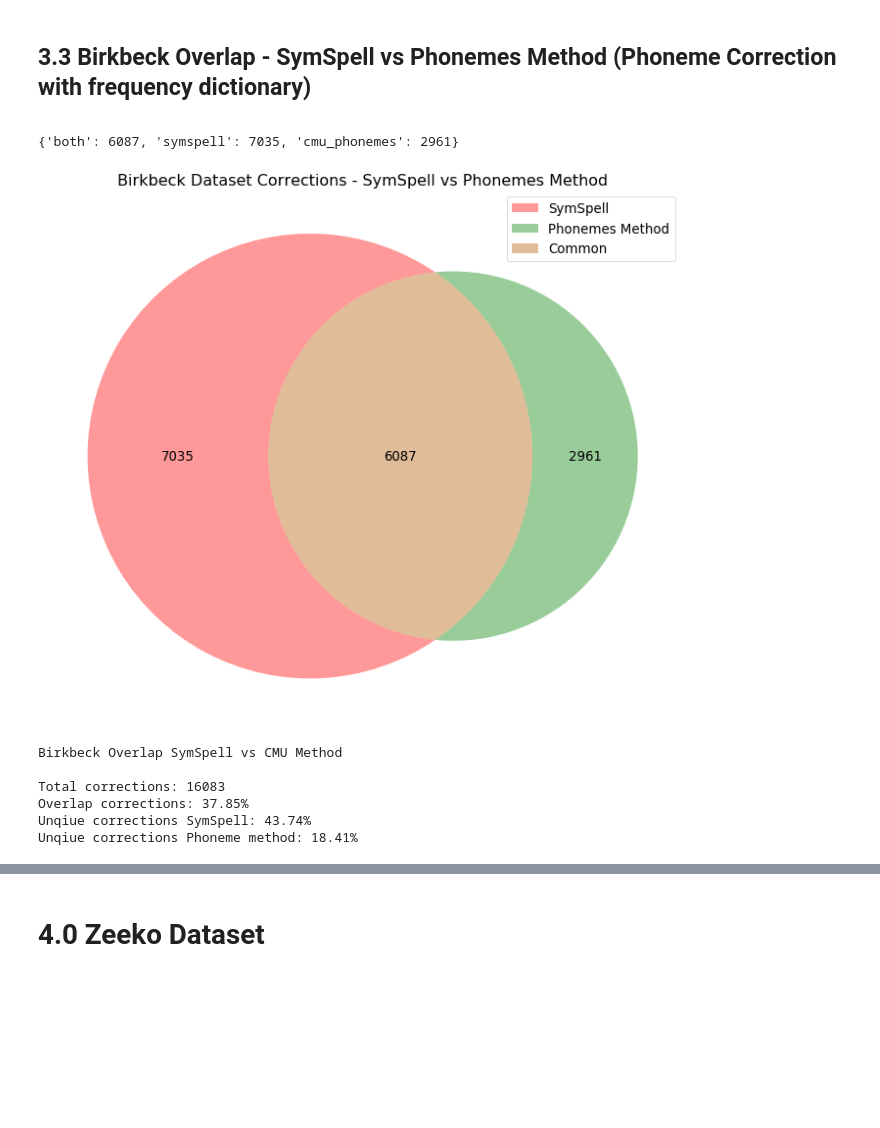
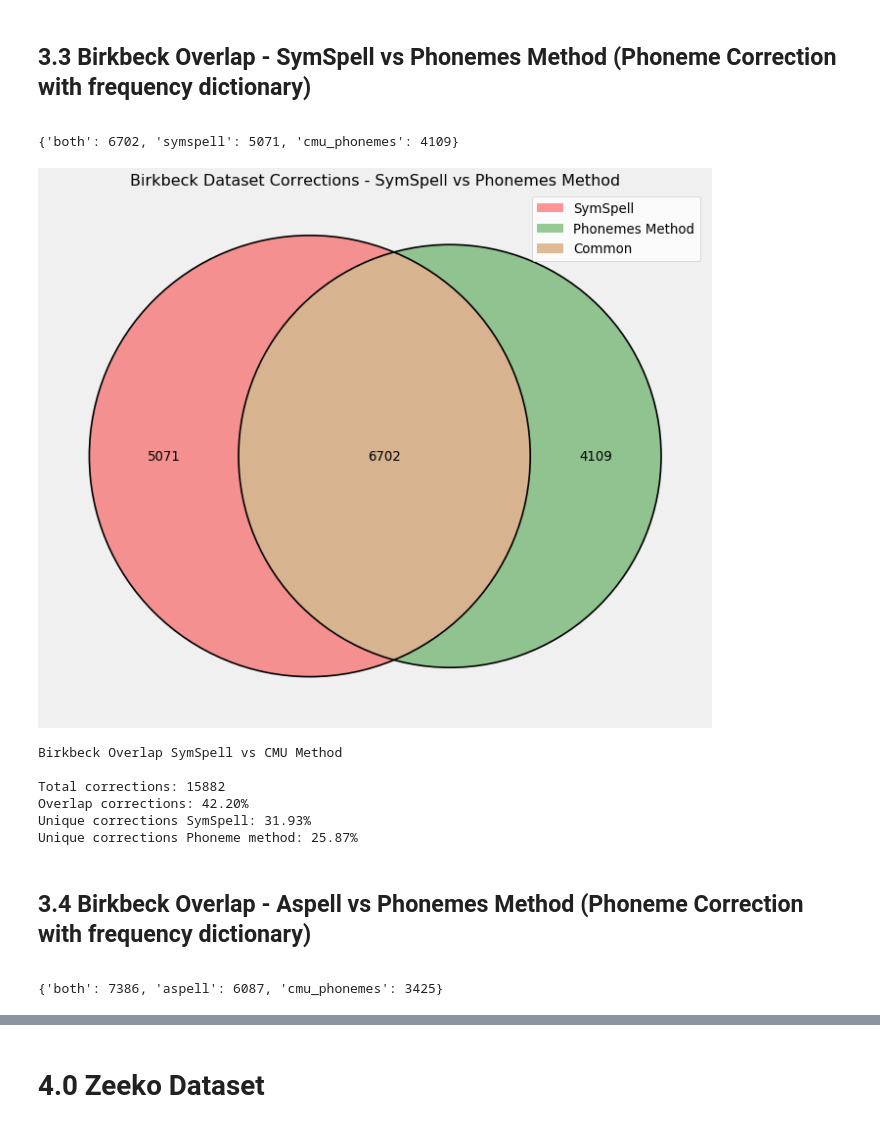
Before and after one commit to ucd-csl/Scapade, a Jupyter notebook: data_analysis/results_spelling_correction_overlap_and_scores.ipynb, the cells around one changed output, grey strips where cells are left out. Saved outputs shown, nothing was run; the diff lists cells and outputs as text; code cells hidden in the pictures; blank space fills up the shorter version.

Commit message:
docs: Updated notebook with latest results + aspell method

```diff
--- a/data_analysis/results_spelling_correction_overlap_and_scores.ipynb
+++ b/data_analysis/results_spelling_correction_overlap_and_scores.ipynb
@@ -212,6 +227,9 @@ holbrook_pyspell = pickle.load(open(file_name_h_pyspell, "rb"))
 file_name_h_symspell = Path(input_path_files) / "holbrook_symspell_dict.txt"
 holbrook_symspell = pickle.load(open(file_name_h_symspell, "rb"))
 
+file_name_h_aspell = Path(input_path_files) / "holbrook_aspell_dict.txt"
+holbrook_aspell = pickle.load(open(file_name_h_aspell, "rb"))
+
 file_name_h_phonemes = Path(input_path_files) / "holbrook_phonemes_sym.txt"
 holbrook_phonemes = pickle.load(open(file_name_h_phonemes, "rb"))
 # %% [markdown]
@@ -330,6 +382,9 @@ birkbeck_pyspell = pickle.load(open(file_name_b_pyspell, "rb"))
 file_name_b_symspell = Path(input_path_files) / "birkbeck_symspell_dict.txt"
 birkbeck_symspell = pickle.load(open(file_name_b_symspell, "rb"))
 
+file_name_b_aspell = Path(input_path_files) / "birkbeck_aspell_dict.txt"
+birkbeck_aspell = pickle.load(open(file_name_b_aspell, "rb"))
+
 file_name_b_phonemes = Path(input_path_files) / "birkbeck_phonemes_sym.txt"
 birkbeck_phonemes = pickle.load(open(file_name_b_phonemes, "rb"))
 # %% [markdown]
@@ -413,23 +467,30 @@ overlap_birkbeck_sym = overlap(birkbeck_symspell, birkbeck_phonemes, 'symspell',
 # %%
 overlap_birkbeck_sym
 # %% [output]
-{'both': 6087, 'symspell': 7035, 'cmu_phonemes': 2961}
+{'both': 6702, 'symspell': 5071, 'cmu_phonemes': 4109}
 # %%
-plt.figure(linewidth=5,  facecolor="white", figsize=(15,12), dpi=60)
+plt.figure(linewidth=5,  facecolor='#F0F0F0', figsize=(15,12), dpi=60)
 venn2(subsets=(overlap_birkbeck_sym['symspell'],overlap_birkbeck_sym['cmu_phonemes'],
                overlap_birkbeck_sym['both']), set_labels=('','',''))
+
+venn2_circles(subsets=(overlap_birkbeck_sym['symspell'],overlap_birkbeck_sym['cmu_phonemes'],
+               overlap_birkbeck_sym['both']))
+
 plt.legend(labels=['SymSpell', 'Phonemes Method','Common'])
 plt.title('Birkbeck Dataset Corrections - SymSpell vs Phonemes Method')
 plt.show()
 # %% [output]
-[figure, old version]
+[figure, new version]
 # %%
 print(color.BOLD + "Birkbeck Overlap SymSpell vs CMU Method \n" + color.END)
 print_overlap_scores(overlap_birkbeck_sym, 'SymSpell')
 # %% [output]
 Birkbeck Overlap SymSpell vs CMU Method
 
-Total corrections: 16083
-Overlap corrections: 37.85%
-Unqiue corrections SymSpell: 43.74%
-Unqiue corrections Phoneme method: 18.41%
+Total corrections: 15882
+Overlap corrections: 42.20%
+Unique corrections SymSpell: 31.93%
+Unique corrections Phoneme method: 25.87%
+# %% [markdown]
+## 3.4 Birkbeck Overlap - Aspell vs Phonemes Method (Phoneme Correction with frequency dictionary)
+<a name="birkbeck_overlap_aspell"></a>
@@ -435,0 +500,4 @@ Unqiue corrections Phoneme method: 18.41%
+# %%
+overlap_birkbeck_asp
+# %% [output]
+{'both': 7386, 'aspell': 6087, 'cmu_phonemes': 3425}
```
Also changed, not shown: parts of 83 cells of this notebook.
